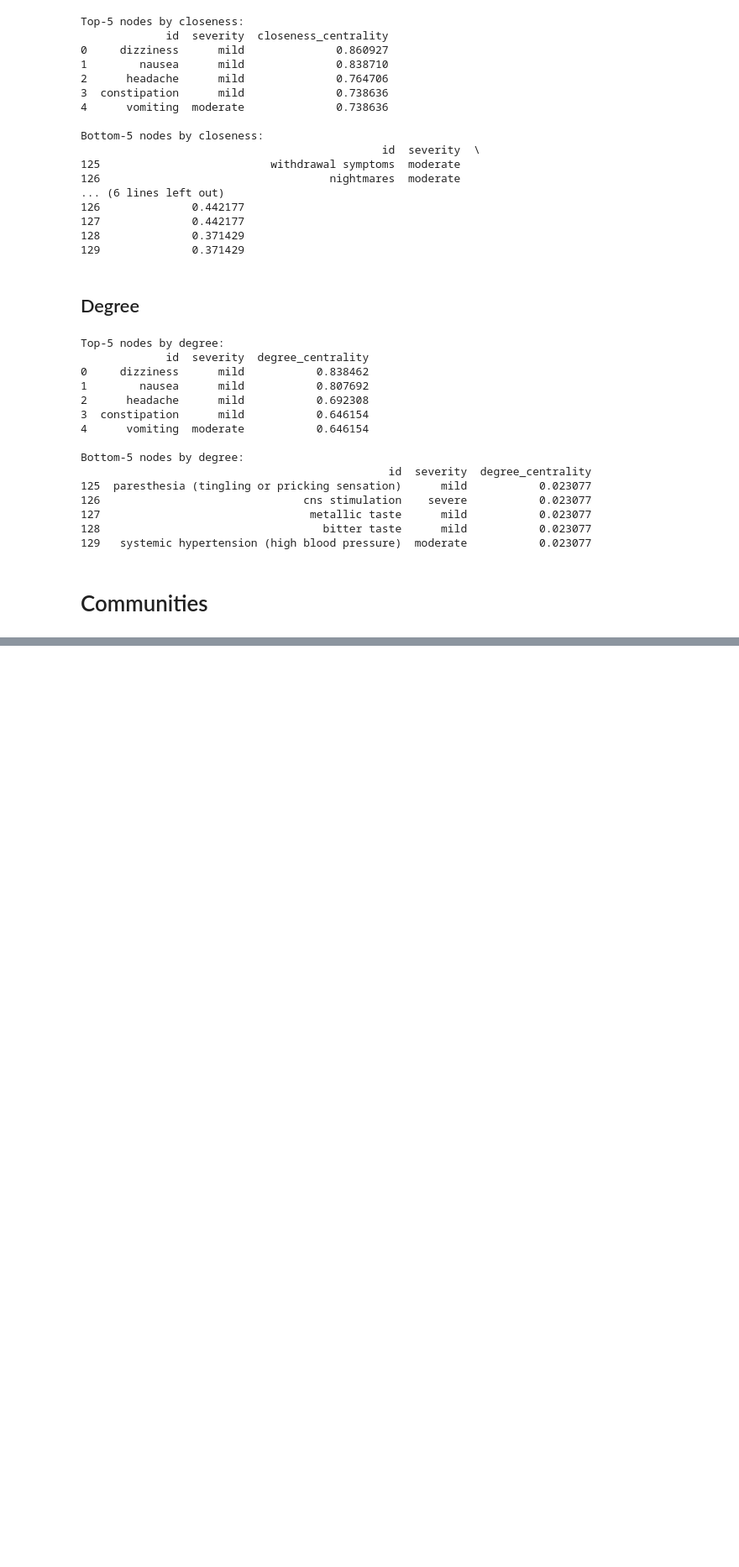
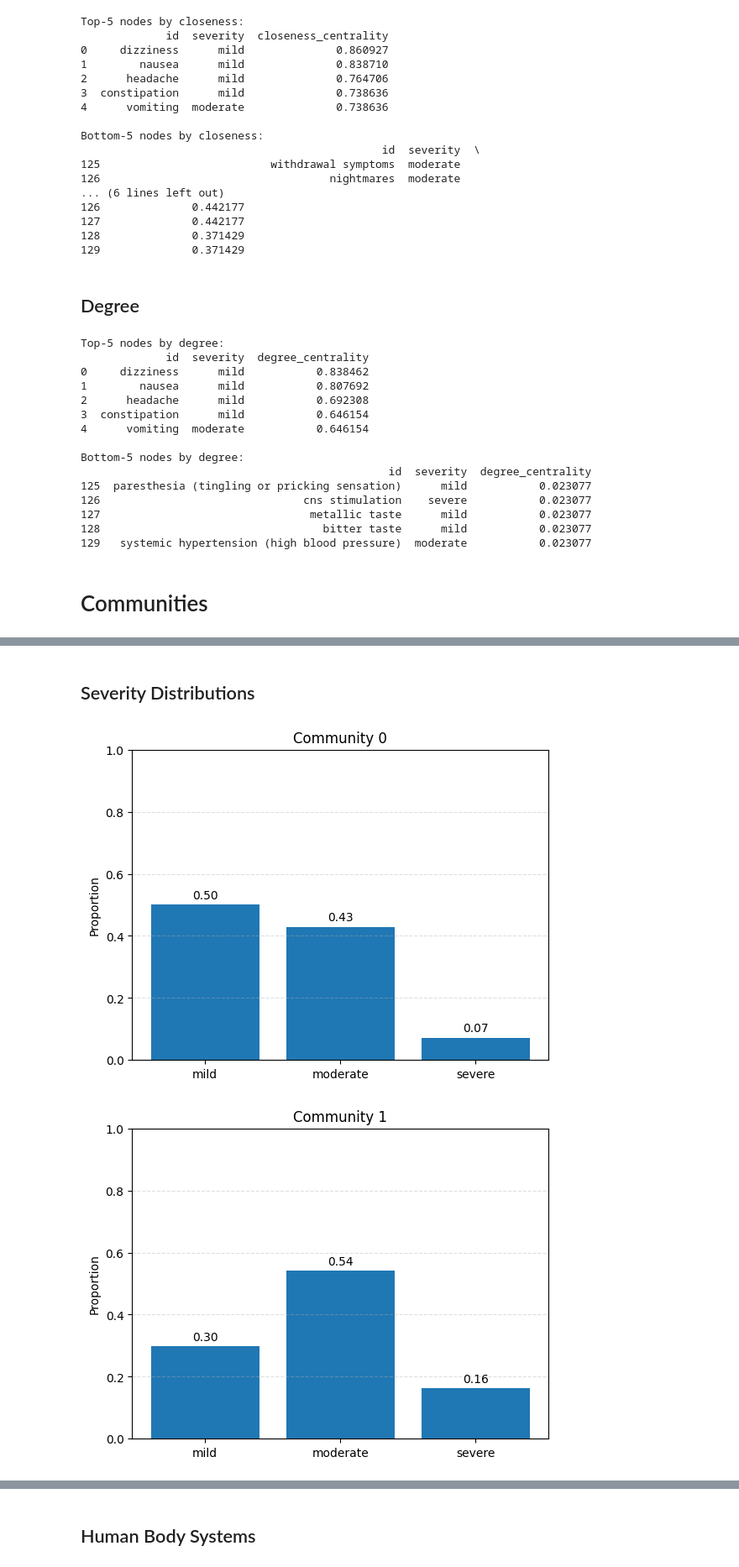
Before and after one commit to MylenaRoberta/medications-and-side-effects-networks, a Jupyter notebook: notebooks/05_projection-network-analysis.ipynb, the cells around one changed output, grey strips where cells are left out. Shown at 84% size. Drawn from its saved outputs; the diff is of its cells as text; code cells hidden in the pictures; blank space fills up the shorter version.

```diff
--- a/notebooks/05_projection-network-analysis.ipynb
+++ b/notebooks/05_projection-network-analysis.ipynb
@@ -361,7 +319,0 @@ df_side_effects = pd.merge(
-# %%
-for i in range (len(communities)):
-    df_severities = df_side_effects \
-        .query(f'community == {i}') \
-        .value_counts(subset='severity', normalize=False)
-
-    print(df_severities)
@@ -473,0 +459,30 @@ df_side_effects.query('community == 4')[['id', 'severity']].sort_values(by='seve
+# %% [markdown]
+## Severity Distributions
+# %%
+# Plot the severity distribution by community
+for i in range (len(communities)):
+    df_severities = df_side_effects \
+        .query(f'community == {i}') \
+        .value_counts(subset='severity', normalize=True) \
+        .reset_index() \
+        .sort_values(by='severity')
+
+    # Create barplot
+    plt.figure()
+    plt.bar(x=df_severities['severity'], height=df_severities['proportion'])
+    plt.ylim(0, 1)
+
+    # Add value labels
+    for x, y in zip(df_severities['severity'], df_severities['proportion']):
+        plt.text(x, y + 0.02, f'{y:.2f}', ha='center')
+
+    # Add labels and gridlines
+    plt.title(f'Community {i}')
+    # plt.xlabel('Severity')
+    plt.ylabel('Proportion')
+    plt.grid(axis='y', linestyle='--', alpha=0.4)
+
+    plt.show()
+# %% [output]
+[figure, added]
+[figure, added]
@@ -473,0 +492,2 @@ df_side_effects.query('community == 4')[['id', 'severity']].sort_values(by='seve
+# %% [markdown]
+## Human Body Systems
```
Also changed, not shown: parts of 27 cells of this notebook.
